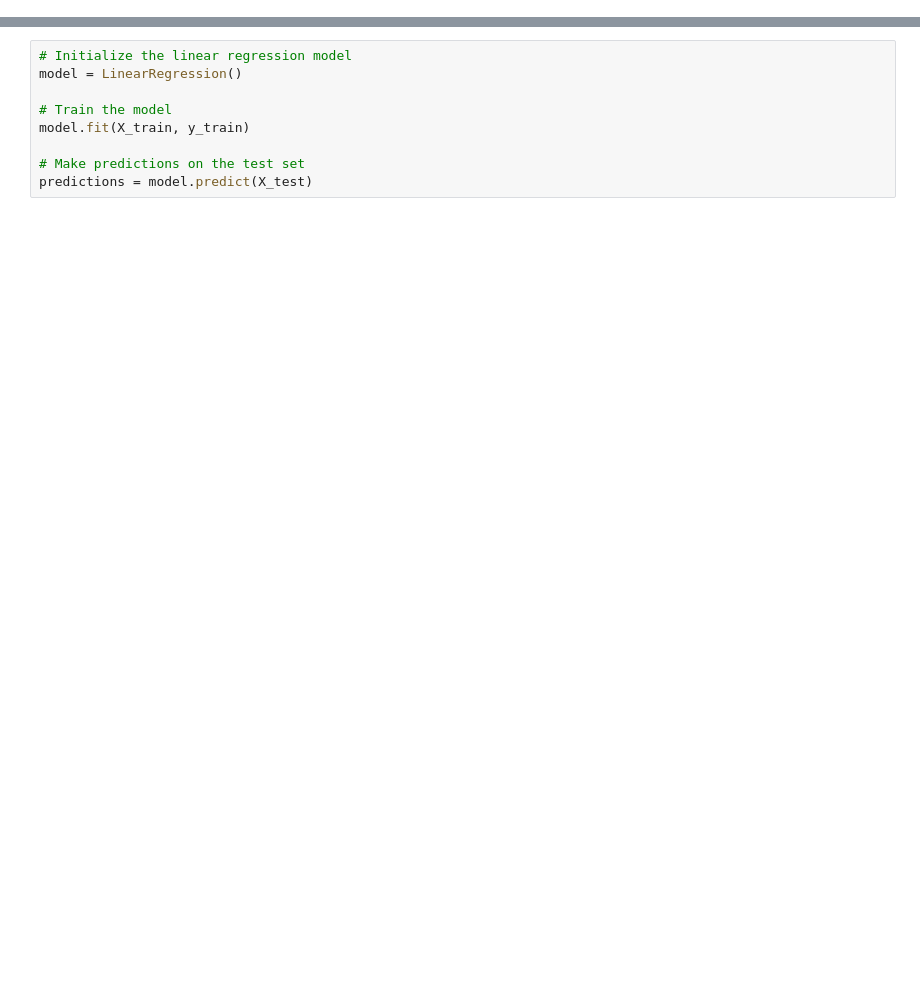
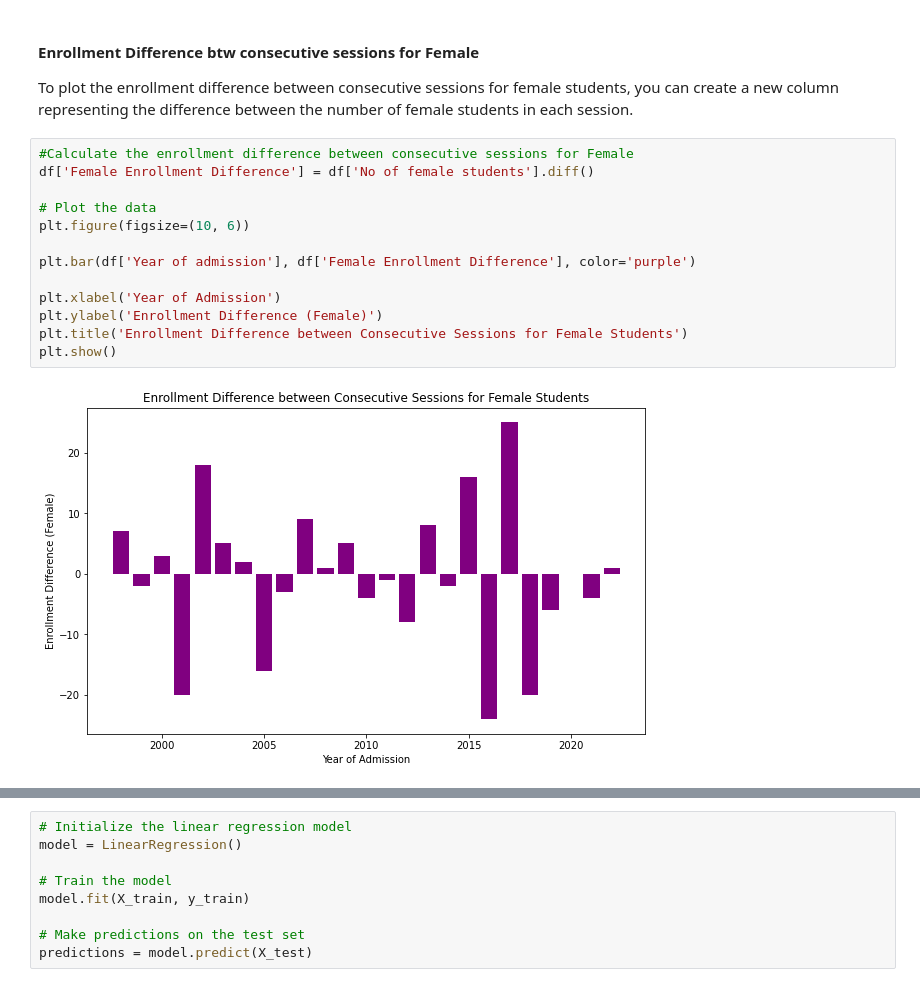
Before and after one commit to Simplystina/CSC-476-Prediction-System, a Jupyter notebook: CSC 476 Research.ipynb, the cells around one changed output, grey strips where cells are left out. Saved outputs shown, nothing was run; the diff lists cells and outputs as text; blank space fills up the shorter version.

```diff
--- a/CSC 476 Research.ipynb
+++ b/CSC 476 Research.ipynb
@@ -126,0 +162,19 @@ Index(['Year', 'FemaleAdmits', 'FemaleApplication', 'FemaleAcceptanceRate(%)',
+# %% [markdown]
+#### Enrollment Difference btw consecutive sessions for Female
+
+To plot the enrollment difference between consecutive sessions for female students, you can create a new column representing the difference between the number of female students in each session.
+# %%
+#Calculate the enrollment difference between consecutive sessions for Female
+df['Female Enrollment Difference'] = df['No of female students'].diff()
+
+# Plot the data
+plt.figure(figsize=(10, 6))
+
+plt.bar(df['Year of admission'], df['Female Enrollment Difference'], color='purple')
+
+plt.xlabel('Year of Admission')
+plt.ylabel('Enrollment Difference (Female)')
+plt.title('Enrollment Difference between Consecutive Sessions for Female Students')
+plt.show()
+# %% [output]
+[figure, added]
```
Also changed, not shown: parts of 36 cells of this notebook.
